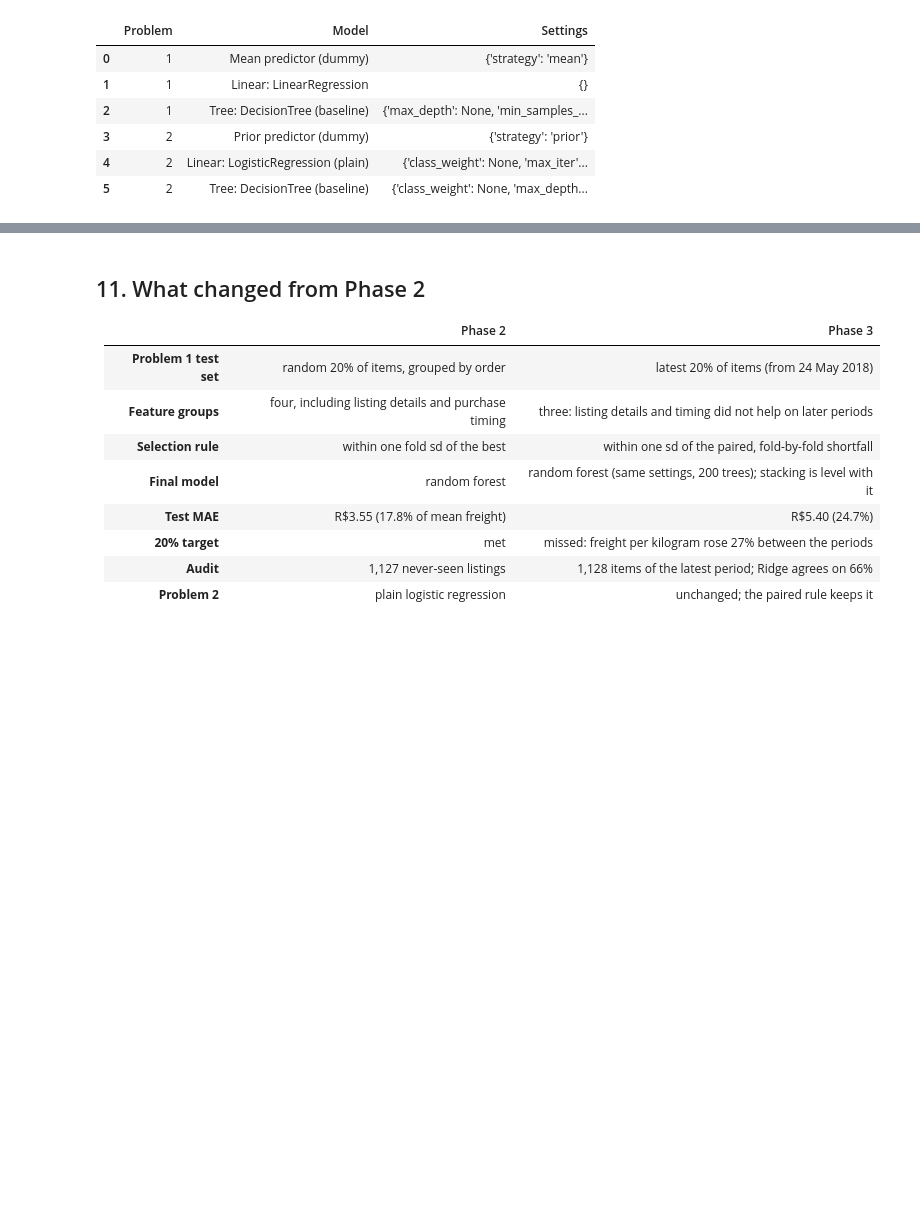
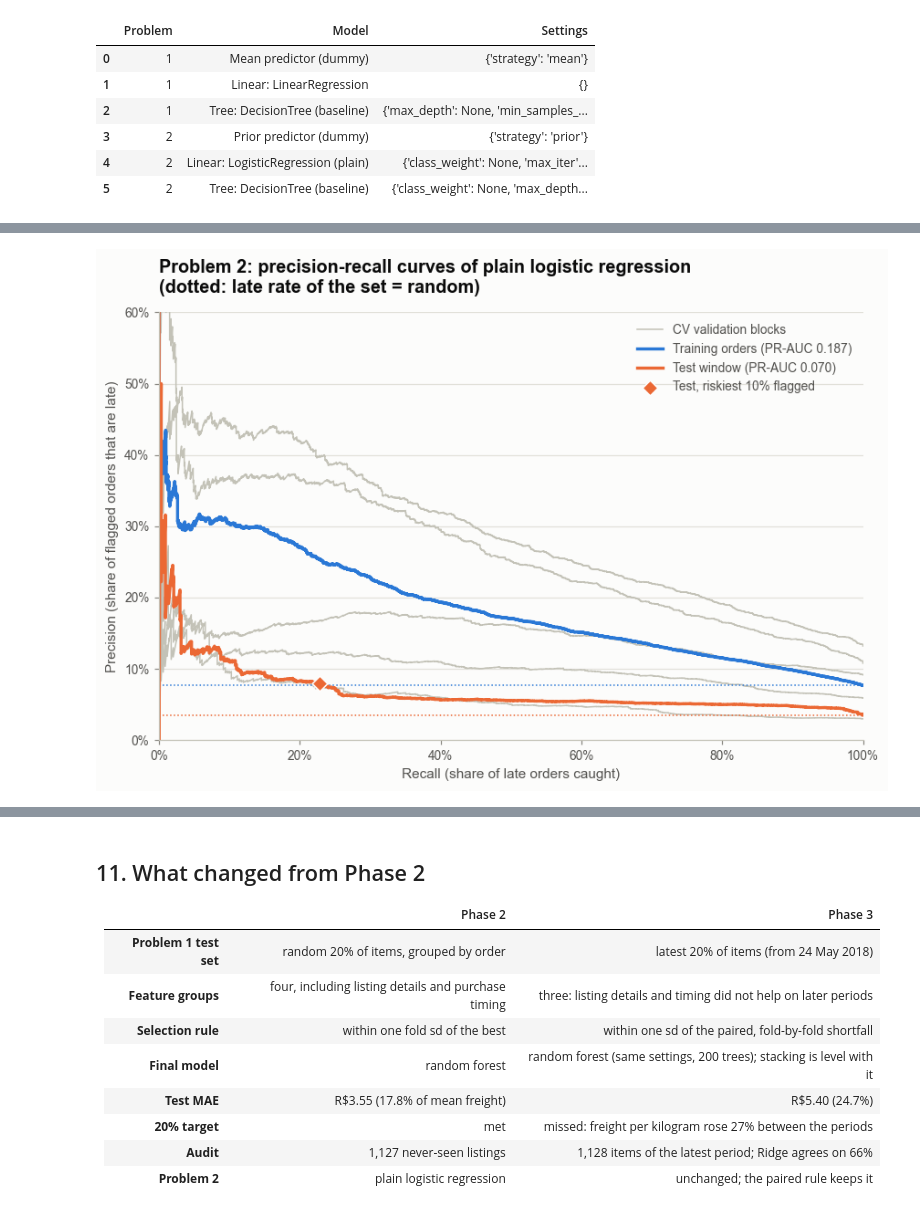
Before and after one commit to likeyou-ky/Team5_IT5006_Ecommerce_Analytics_AY2627Sem1, a Jupyter notebook: notebooks/Team5_Phase3_IT5006_AY2627Sem1.ipynb, the cells around one changed output, grey strips where cells are left out. Cells and saved outputs as stored; diff of their text form; code cells hidden in the pictures; blank space fills up the shorter version.

```diff
--- a/notebooks/Team5_Phase3_IT5006_AY2627Sem1.ipynb
+++ b/notebooks/Team5_Phase3_IT5006_AY2627Sem1.ipynb
@@ -417,0 +426,25 @@ pd.DataFrame([{"Problem": p, "Model": n, "Settings": str({k: v for k, v in m.nam
+# %%
+from sklearn.base import clone
+from sklearn.metrics import precision_recall_curve, average_precision_score
+
+X_tr, y_tr, X_te, y_te = tr_b[P.cols_for(fs_b)], tr_b.clf_target, te_b[P.cols_for(fs_b)], te_b.clf_target
+blocks = list(M.TimeForwardCV(5).split(X_tr))
+rows_b, scores_b = [], {}
+for name, m in models_b.items():
+    fit = clone(m).fit(X_tr, y_tr)
+    s_tr, s_te = M.clf_scores(fit, X_tr), M.clf_scores(fit, X_te)
+    oof = np.full(len(X_tr), np.nan)
+    for a, b in blocks:
+        oof[b] = M.clf_scores(clone(m).fit(X_tr.iloc[a], y_tr.iloc[a]), X_tr.iloc[b])
+    scores_b[name] = (s_tr, oof, s_te)
+    res = {"Train": M.clf_metrics(y_tr, s_tr, pred=M.flag_top_share(s_tr, F.REVIEW_SHARE)),
+           "CV": pd.DataFrame([M.clf_metrics(y_tr.iloc[b], oof[b], pred=M.flag_top_share(oof[b], F.REVIEW_SHARE))
+                               for _, b in blocks]).mean(),
+           "Test": M.clf_metrics(y_te, s_te, pred=M.flag_top_share(s_te, F.REVIEW_SHARE))}
+    rows_b.append({"Model": name, **{f"{k} {s}": res[s][k] for k in ["Recall", "Precision", "PR_AUC", "Lift"]
+                                     for s in ["Train", "CV", "Test"]}})
+tvt_rule = pd.DataFrame(rows_b)
+late_rates = pd.Series({"Train": y_tr.mean(), "CV (mean of blocks)": np.mean([y_tr.iloc[b].mean() for _, b in blocks]),
+                        "Test": y_te.mean()}, name="Late rate")
+display(late_rates.to_frame().T)
+display(tvt_rule)
@@ -417,0 +461,21 @@ pd.DataFrame([{"Problem": p, "Model": n, "Settings": str({k: v for k, v in m.nam
+# %%
+s_tr, oof, s_te = scores_b["Linear: LogisticRegression (plain)"]
+fig, ax = plt.subplots(figsize=(8, 5.5))
+for j, (_, b) in enumerate(blocks, 1):
+    p, r, _ = precision_recall_curve(y_tr.iloc[b], oof[b])
+    ax.plot(r, p, color="#c3c2b7", lw=1, label="CV validation blocks" if j == 1 else None)
+for y, s, label, colour in [(y_tr, s_tr, "Training orders", "#2a78d6"), (y_te, s_te, "Test window", "#eb6834")]:
+    p, r, _ = precision_recall_curve(y, s)
+    ax.plot(r, p, color=colour, lw=2.2, label=f"{label} (PR-AUC {average_precision_score(y, s):.3f})")
+    ax.axhline(y.mean(), color=colour, ls=":", lw=1)
+t = tvt_rule.set_index("Model").loc["Linear: LogisticRegression (plain)"]
+ax.scatter([t["Recall Test"]], [t["Precision Test"]], color="#eb6834", marker="D", s=60, zorder=5, edgecolor="white",
+           label="Test, riskiest 10% flagged")
+ax.set(xlim=(0, 1), ylim=(0, 0.6), xlabel="Recall (share of late orders caught)",
+       ylabel="Precision (share of flagged orders that are late)",
+       title="Problem 2: precision-recall curves of plain logistic regression\n(dotted: late rate of the set = random)")
+ax.xaxis.set_major_formatter(plt.matplotlib.ticker.PercentFormatter(1.0))
+ax.yaxis.set_major_formatter(plt.matplotlib.ticker.PercentFormatter(1.0))
+ax.legend(frameon=False, fontsize=9); plt.tight_layout(); plt.show()
+# %% [output]
+[figure, added]
```
Also changed, not shown: parts of 3 cells of this notebook.
